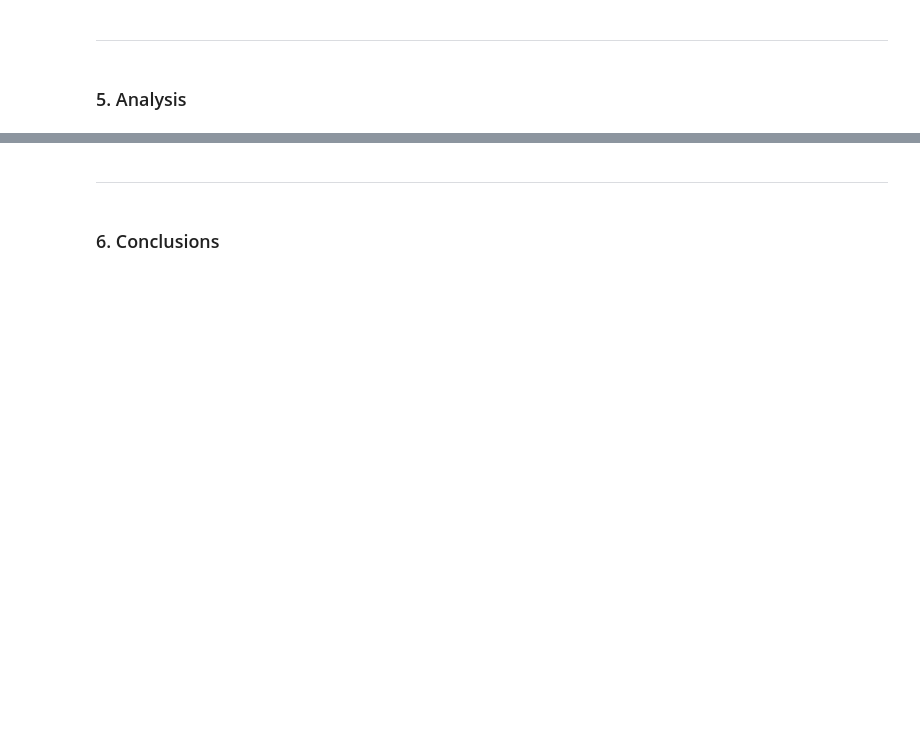
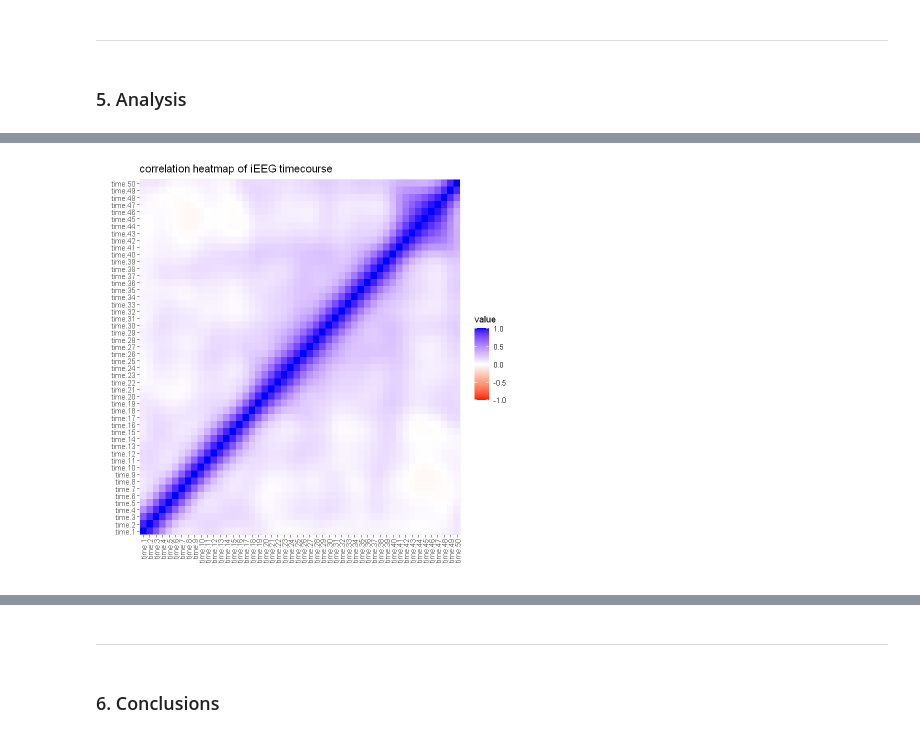
Before and after one commit to MkramerPsych/Kramer_DSPN_S23, a Jupyter notebook: Kramer_DSPN_S23_FinalProject.ipynb, the cells around one changed output, grey strips where cells are left out. Cells and saved outputs as stored; diff of their text form; code cells hidden in the pictures; blank space fills up the shorter version.

```diff
--- a/Kramer_DSPN_S23_FinalProject.ipynb
+++ b/Kramer_DSPN_S23_FinalProject.ipynb
@@ -21,0 +151,21 @@ Prof. Tim Verstynen, TA Fiona Horner
+# %%
+# extract stHFBB from raw data
+get_stHFBB_from_raw <- function(raw_freq_data){
+    stHFBB <- raw_freq_data$baselined[35:75,,,] # select 70-150Hz (2Hz step)
+    stHFBB <- MeanDims(stHFBB, c(1)) # average across gamma range
+    return(stHFBB)
+}
+
+stHFBB <- get_stHFBB_from_raw(raw_freq_data)
+
+# extract presentation period (0-2sec after onset)
+segment_run_stHFBB <- function(stHFBB){
+    baseline <- stHFBB[1:100,,]
+    presentation <- stHFBB[101:301,,]
+    return(list(presentation=presentation, baseline=baseline))
+}
+
+segmented_data <- segment_run_stHFBB(stHFBB)
+
+# examine dimensions of presentation period
+dim(segmented_data$presentation)
@@ -25,0 +295,17 @@ Prof. Tim Verstynen, TA Fiona Horner
+# %%
+# generate correlation matrix for a subset the time series
+cor_timeseries <- cor(X_train[,1:50])
+
+# convert from wide to long format
+cor_timeseries <- melt(cor_timeseries)
+
+# visualize the correlational structure of the timeseries
+correlogram <- ggplot(cor_timeseries, aes(x=Var1,y=Var2, fill=value)) +
+  geom_tile() +
+  scale_x_discrete(guide = guide_axis(angle = 90)) +
+  scale_fill_gradient2(low='red',high='blue',limits = c(-1, 1)) +
+  labs(title='correlation heatmap of iEEG timecourse', x='', y='')
+
+correlogram
+# %% [output]
+[figure, added]
```
Also changed, not shown: parts of 53 cells of this notebook.
